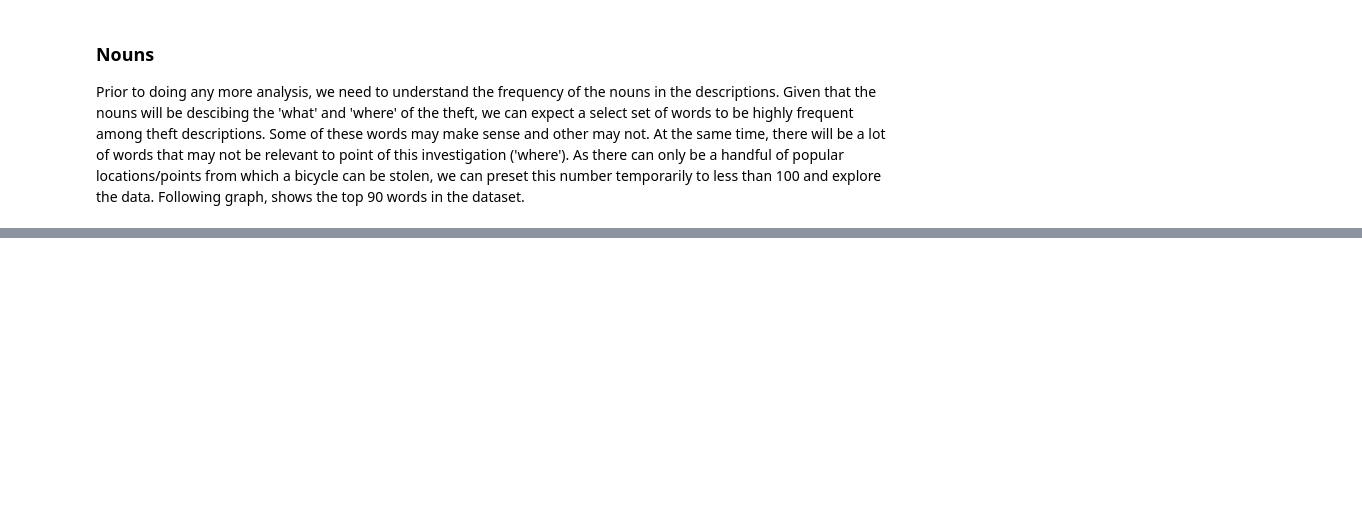
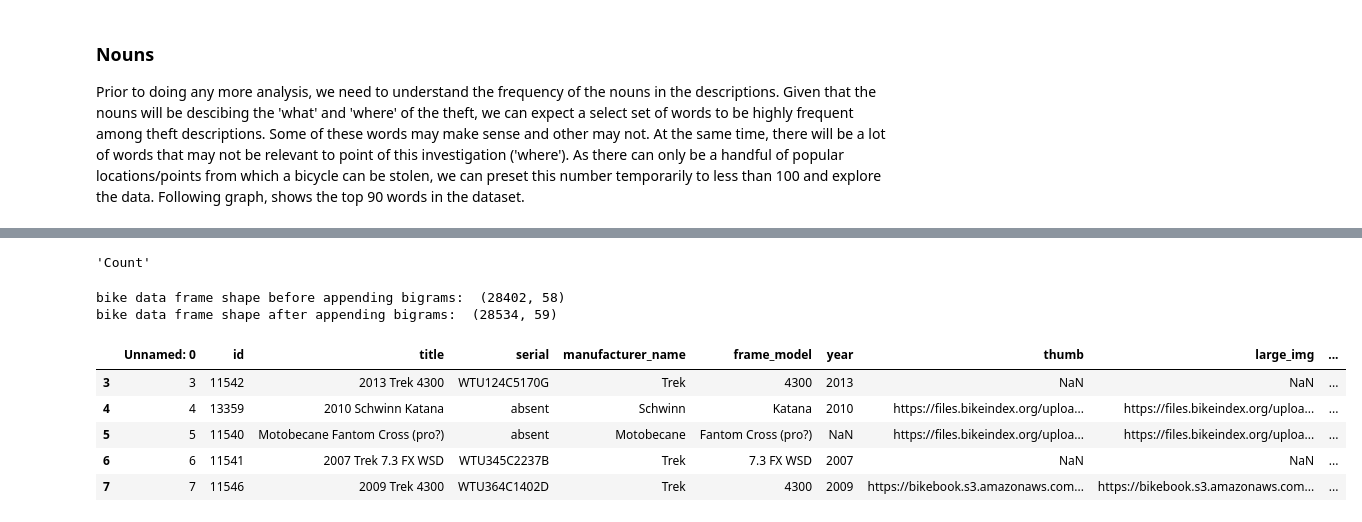
Before and after one commit to dilipbalachandran/project_cs109, a Jupyter notebook: code/Theft_Desc_Analysis-Draft.ipynb, the cells around one changed output, grey strips where cells are left out. Drawn from its saved outputs; the diff is of its cells as text; code cells hidden in the pictures; blank space fills up the shorter version.

```diff
--- a/code/Theft_Desc_Analysis-Draft.ipynb
+++ b/code/Theft_Desc_Analysis-Draft.ipynb
@@ -322,0 +343,30 @@ for row in plt_rows:
+# %%
+#TEMP To DEL
+Sorted_Nouns_Freq.columns[0]
+# %% [output]
+'Count'
+# %%
+##############################################################################################
+#Approaching parsing text as bi-grams: Bigrams would include both adjective and noun together
+
+noun_adj_parsed = bike_subdf.theft_description.apply(gather_nouns_and_adj)
+noun_adj_parsed = noun_adj_parsed.to_frame()
+noun_adj_parsed.columns = ['theft_desc_nouns_adj']
+print "bike data frame shape before appending bigrams: ", bike_df_clean.shape
+#Merge new dataframe with original
+newdf1 = pd.concat([bike_df_clean, noun_adj_parsed], axis=1)
+
+#Remove theft desc where cell is null/empty
+null_mask1 = newdf1.theft_desc_nouns_adj == ''
+bike_df_clean = newdf1[~null_mask1].copy()
+print "bike data frame shape after appending bigrams: ", bike_df_clean.shape
+bike_df_clean.head(5)
+# %% [output]
+bike data frame shape before appending bigrams:  (28402, 58)
+bike data frame shape after appending bigrams:  (28534, 59)
+|  | Unnamed: 0 | id | title | serial | manufacturer_name | frame_model | year | thumb | large_img | ... |
+| 3 | 3 | 11542 | 2013 Trek 4300 | WTU124C5170G | Trek | 4300 | 2013 | NaN | NaN | ... |
+| 4 | 4 | 13359 | 2010 Schwinn Katana | absent | Schwinn | Katana | 2010 | https://files.bikeindex.org/uploa... | https://files.bikeindex.org/uploa... | ... |
+| 5 | 5 | 11540 | Motobecane Fantom Cross (pro?) | absent | Motobecane | Fantom Cross (pro?) | NaN | https://files.bikeindex.org/uploa... | https://files.bikeindex.org/uploa... | ... |
+| 6 | 6 | 11541 | 2007 Trek 7.3 FX WSD | WTU345C2237B | Trek | 7.3 FX WSD | 2007 | NaN | NaN | ... |
+| 7 | 7 | 11546 | 2009 Trek 4300 | WTU364C1402D | Trek | 4300 | 2009 | https://bikebook.s3.amazonaws.com... | https://bikebook.s3.amazonaws.com... | ... |
```
Also changed, not shown: parts of 21 cells of this notebook, 1 other file.
